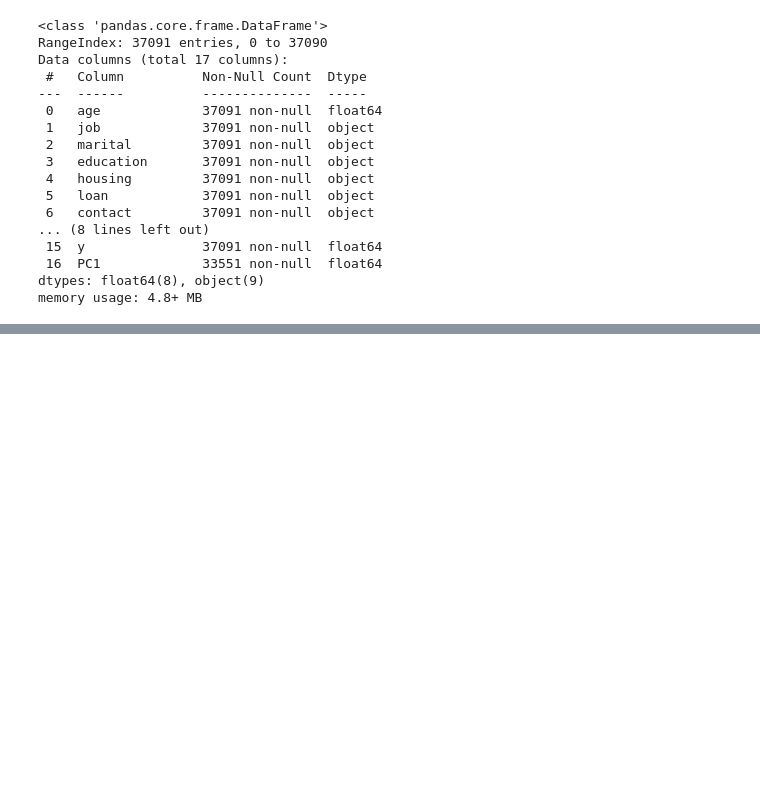
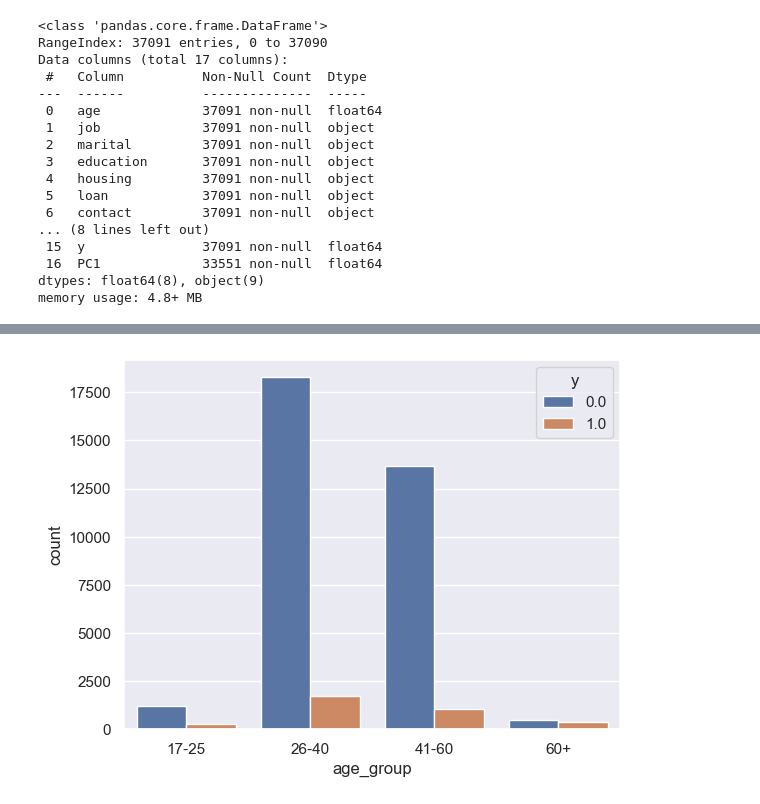
Before and after one commit to singhanuj695/Data-glacier-Group-Project, a Jupyter notebook: Week-10/Week_10.ipynb, the cells around one changed output, grey strips where cells are left out. Cells and saved outputs as stored; diff of their text form; code cells hidden in the pictures; blank space fills up the shorter version.

```diff
--- a/Week-10/Week_10.ipynb
+++ b/Week-10/Week_10.ipynb
@@ -44,0 +69,10 @@ memory usage: 4.8+ MB
+# %%
+bin_edges = [17, 25, 40,60, float('inf')]
+bin_labels = ['17-25', '26-40', '41-60', '60+']
+
+bank_additional_cleaned['age_group'] = pd.cut(bank_additional_cleaned['age'], bins=bin_edges, labels=bin_labels, include_lowest = True)
+# %%
+sns.countplot(x='age_group',data=bank_additional_cleaned,hue='y')
+plt.show()
+# %% [output]
+[figure, added]
```
Also changed, not shown: parts of 30 cells of this notebook.
